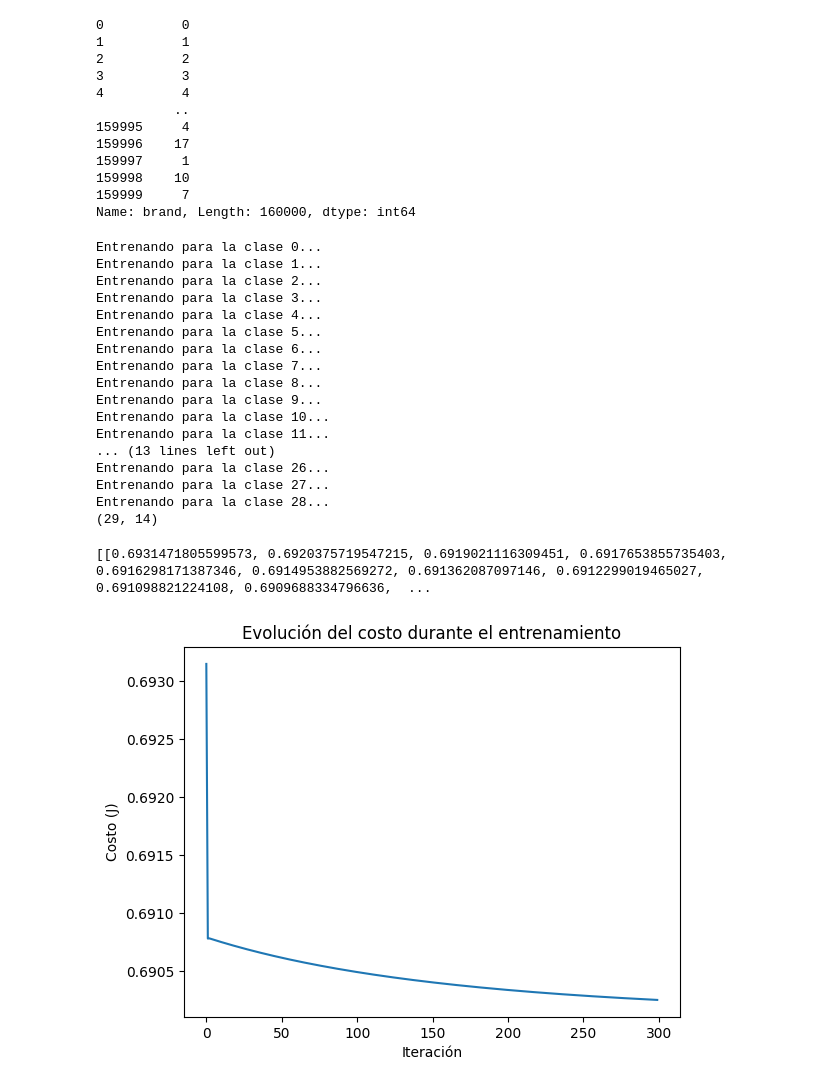
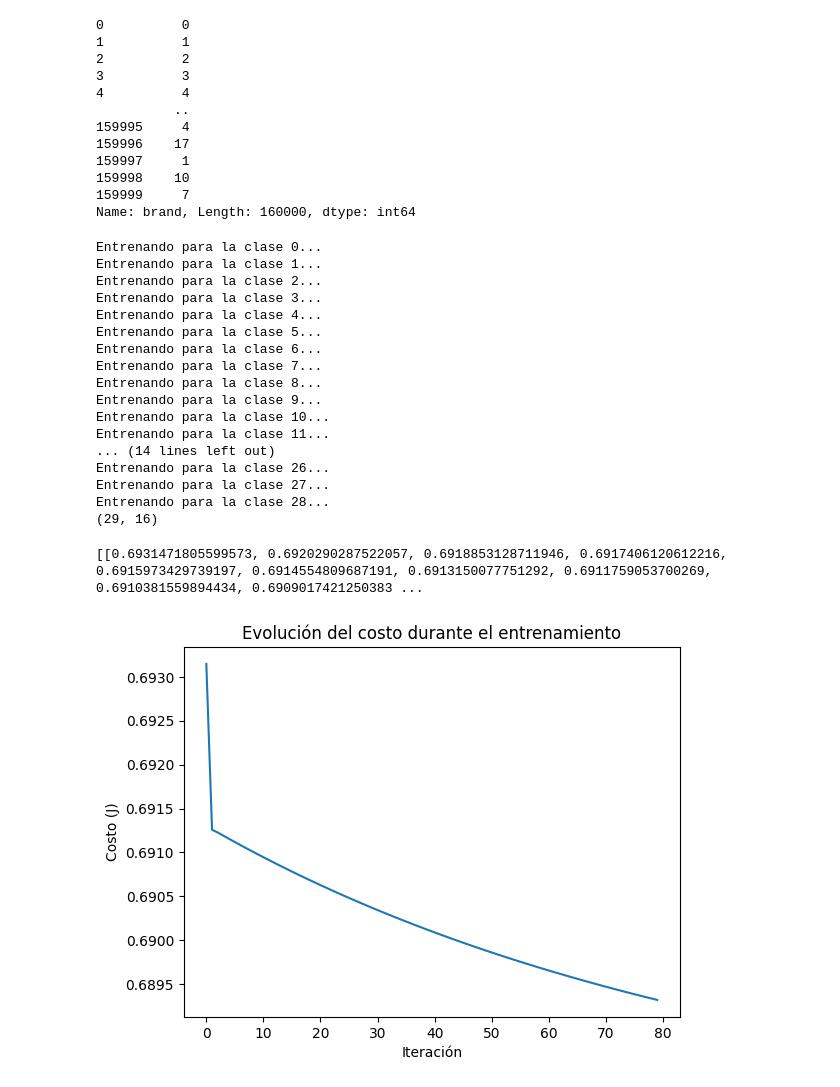
Before and after one commit to OmarChocamani/SIS420-OCL, a Jupyter notebook: Copia_de_reg_log_onevsall_03.ipynb, the cells around one changed output. Saved outputs shown, nothing was run; the diff lists cells and outputs as text; code cells hidden in the pictures.

```diff
--- a/Copia_de_reg_log_onevsall_03.ipynb
+++ b/Copia_de_reg_log_onevsall_03.ipynb
@@ -267,9 +267,9 @@ y_datos=nuevo_data.iloc[:,1]
 # %%
 #separamos el data set en 80% enry 20% para prueba
-X_train=nuevo_data.iloc[0:160000,[2,3,4,5,6,7,8,9,10,11,12,13,14]]
+X_train=nuevo_data.iloc[0:160000,[2,3,4,5,6,7,8,9,10,11,12,13,14,15,17]]
 y_train=nuevo_data.iloc[0:160000,1]
 
-X_test=nuevo_data.iloc[160000:,[2,3,4,5,6,7,8,9,10,11,12,13,14]]
+X_test=nuevo_data.iloc[160000:,[2,3,4,5,6,7,8,9,10,11,12,13,14,15,17]]
 y_test=nuevo_data.iloc[160000:,1]
 
 #X_train, X_test, y_train, y_test = train_test_split(X_datos, y_datos, test_size=0.2)
@@ -352,7 +352,7 @@ def lrCostFunction(theta, X, y, lambda_):
     return J, grad
 #    return J, theta
 # %%
-def oneVsAll(X, y, num_labels, lambda_,alpha=0.01, num_iters=300):
+def oneVsAll(X, y, num_labels, lambda_,alpha=0.01, num_iters=80):
     # algunas variables utiles
 
     m, n = X.shape
@@ -407,22 +407,23 @@ Entrenando para la clase 8...
 Entrenando para la clase 9...
 Entrenando para la clase 10...
 Entrenando para la clase 11...
-... (13 lines left out)
+... (14 lines left out)
 Entrenando para la clase 26...
 Entrenando para la clase 27...
 Entrenando para la clase 28...
-(29, 14)
+(29, 16)
 # %%
 print(all_J_history)
 #print(J_history)
 #print(P_history)
 # %% [output]
-[[0.6931471805599573, 0.6920375719547215, 0.6919021116309451, 0.6917653855735403, 0.6916298171387346, 0.6914953882569272, 0.691362087097146, 0.6912299019465027, 0.691098821224108, 0.6909688334796636,  ...
+[[0.6931471805599573, 0.6920290287522057, 0.6918853128711946, 0.6917406120612216, 0.6915973429739197, 0.6914554809687191, 0.6913150077751292, 0.6911759053700269, 0.6910381559894434, 0.6909017421250383 ...
 # %%
-pyplot.plot(all_J_history[10])
+pyplot.plot(all_J_history[1])
+#pyplot.plot(all_J_history)
 pyplot.xlabel('Iteración')
 pyplot.ylabel('Costo (J)')
 pyplot.title('Evolución del costo durante el entrenamiento')
 pyplot.show()
 # %% [output]
-[figure, old version]
+[figure, new version]
```
Also changed, not shown: parts of 6 cells of this notebook.
